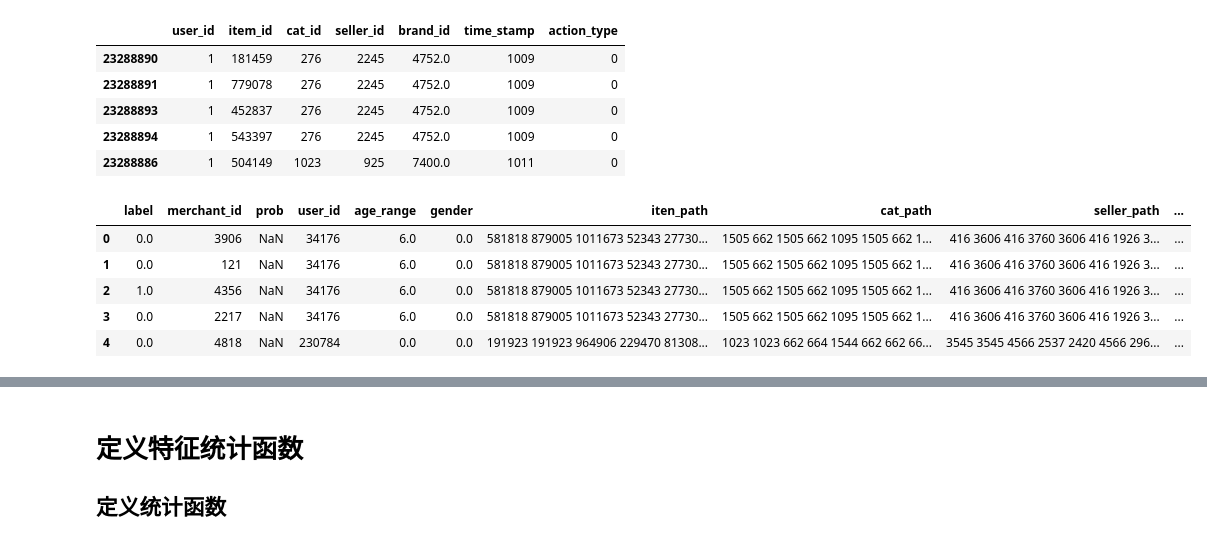
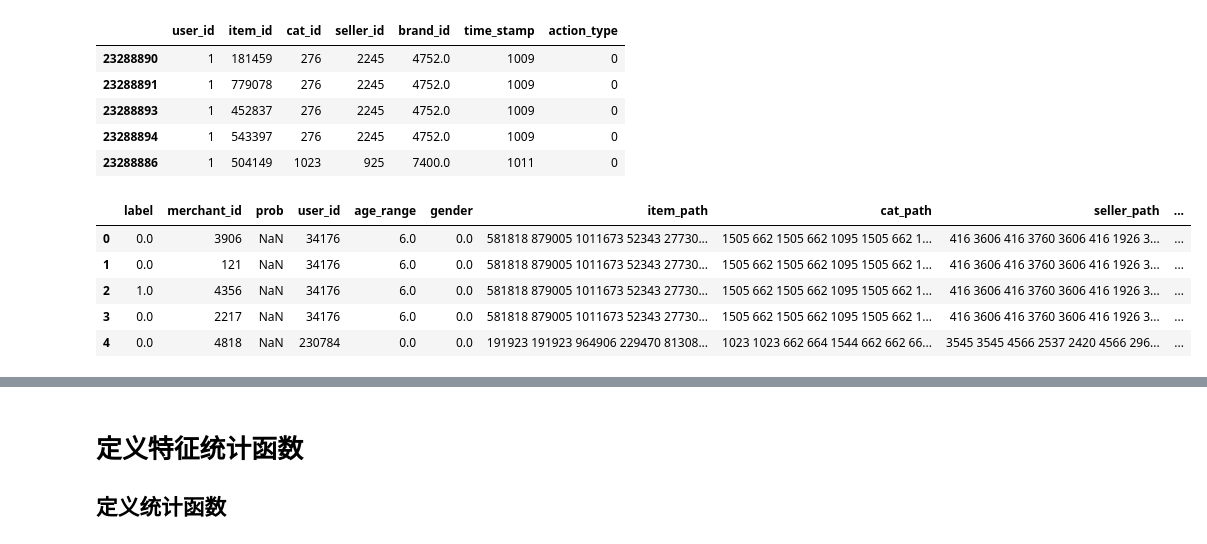
Before and after one commit to xhuang90/tmall_repurchase_prediction, a Jupyter notebook: task2_feature_engineering.ipynb, the cells around one changed output, grey strips where cells are left out. Cells and saved outputs as stored; diff of their text form; code cells hidden in the pictures.

```diff
--- a/task2_feature_engineering.ipynb
+++ b/task2_feature_engineering.ipynb
@@ -153,35 +153,35 @@ user_log.head()
 list_join_func = lambda x: " ".join([str(i) for i in x])
 
 agg_dict = {
     'item_id': list_join_func,
     'cat_id': list_join_func,
     'seller_id': list_join_func,
     'brand_id': list_join_func,
     'time_stamp': list_join_func,
     'action_type': list_join_func
 }
 
 rename_dict = {
-    'item_id': 'iten_path',
+    'item_id': 'item_path',
     'cat_id': 'cat_path',
     'seller_id': 'seller_path',
     'brand_id': 'brand_path',
     'time_stamp': 'time_stamp_path',
     'action_type': 'action_type_path'
 }
 
 def merga_list(df_id, join_col, df_data, agg_dict, rename_dict):
 
     df_data = df_data.groupby(join_col).agg(agg_dict).reset_index().rename(columns=rename_dict)
     df_id = pd.merge(df_id, df_data, on=join_col, how='left')
 
     return df_id
 
 
 df_all_data = merga_list(df_all_data, 'user_id', user_log, agg_dict, rename_dict)
 df_all_data.head()
 # %% [output]
-|  | label | merchant_id | prob | user_id | age_range | gender | iten_path | cat_path | seller_path | ... |
+|  | label | merchant_id | prob | user_id | age_range | gender | item_path | cat_path | seller_path | ... |
 | 0 | 0.0 | 3906 | NaN | 34176 | 6.0 | 0.0 | 581818 879005 1011673 52343 27730... | 1505 662 1505 662 1095 1505 662 1... | 416 3606 416 3760 3606 416 1926 3... | ... |
 | 1 | 0.0 | 121 | NaN | 34176 | 6.0 | 0.0 | 581818 879005 1011673 52343 27730... | 1505 662 1505 662 1095 1505 662 1... | 416 3606 416 3760 3606 416 1926 3... | ... |
 | 2 | 1.0 | 4356 | NaN | 34176 | 6.0 | 0.0 | 581818 879005 1011673 52343 27730... | 1505 662 1505 662 1095 1505 662 1... | 416 3606 416 3760 3606 416 1926 3... | ... |
```
Also changed, not shown: parts of 24 cells of this notebook, 1 other file.
